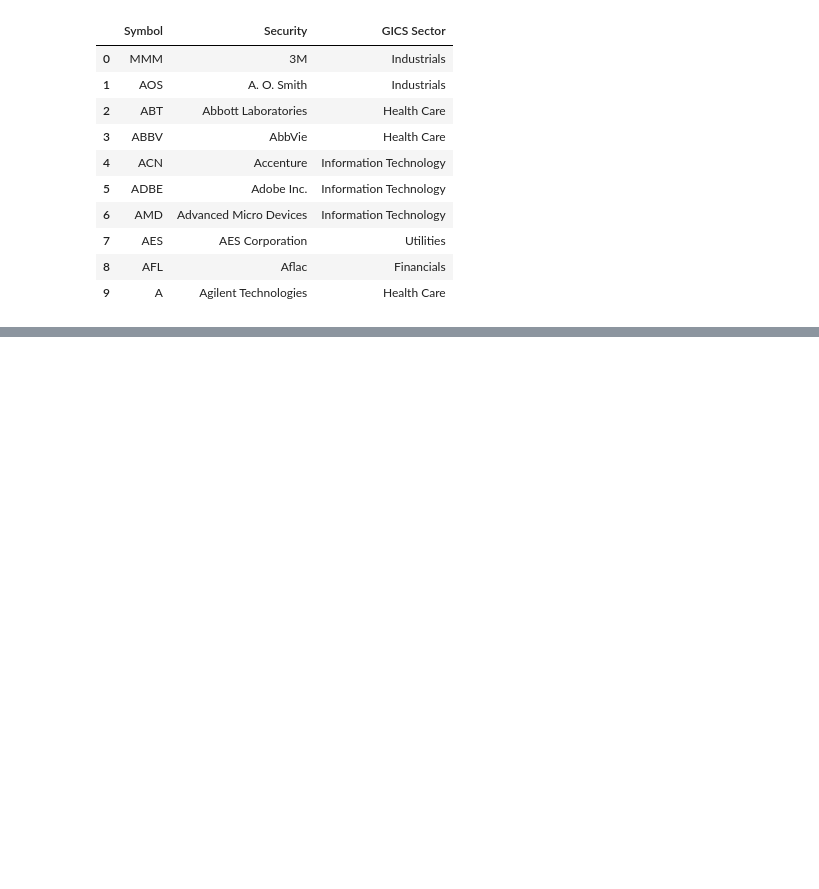
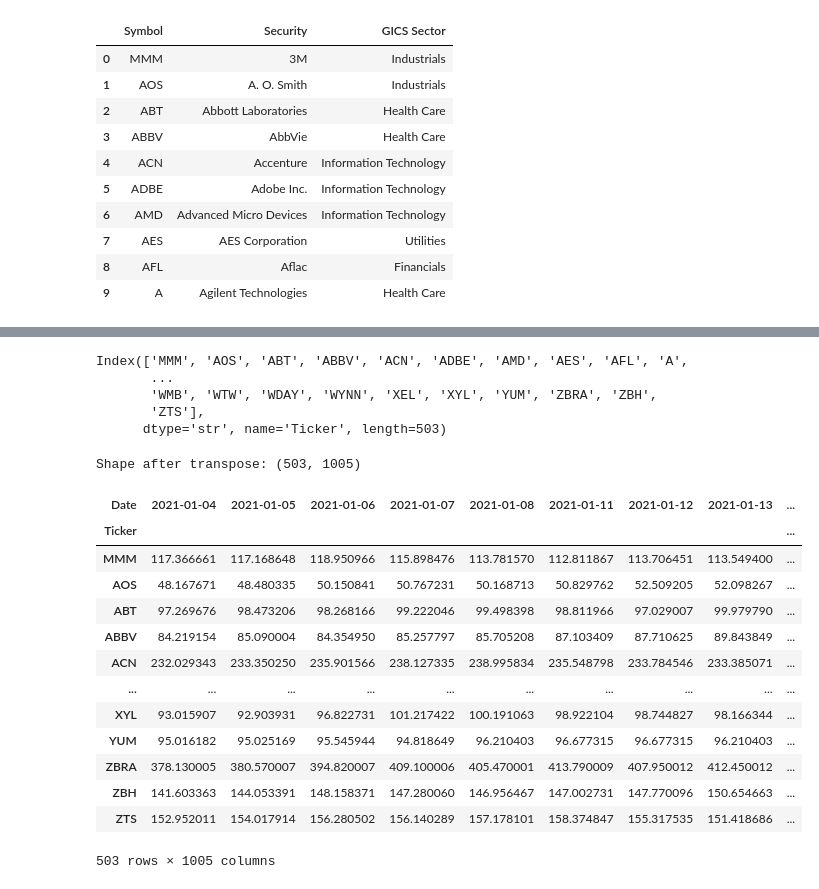
Before and after one commit to aidapassela/Market-Analysis-and-Stock-Segmentation-Using-RFM, a Jupyter notebook: cw1_sp500_rfm.ipynb, the cells around one changed output, grey strips where cells are left out. Cells and saved outputs as stored; diff of their text form; code cells hidden in the pictures; blank space fills up the shorter version.

```diff
--- a/cw1_sp500_rfm.ipynb
+++ b/cw1_sp500_rfm.ipynb
@@ -37,0 +134,36 @@ Total tickers extracted: 503
+# %%
+# Load Daily Market Data via yfinance
+# Download daily prices and volume for all S&P 500 tickers
+# CHANGED: period is now 01-01-2021 to 01-01-2025 (end exclusive); module used 2022
+start = '2021-01-01'
+end = '2025-01-01'
+END_INCL = pd.Timestamp(end) - pd.Timedelta(days=1)
+
+# ADDED: cache files so the dataset is preserved and re-runs do not re-download
+F_ADJ, F_CLOSE, F_VOL, F_MKT = ('data/raw_adj_close.csv.gz', 'data/raw_close.csv.gz',
+                                'data/raw_volume.csv.gz', 'data/raw_gspc_adj_close.csv.gz')
+FORCE_DOWNLOAD = False
+if (not FORCE_DOWNLOAD) and all(os.path.exists(p) for p in [F_ADJ, F_CLOSE, F_VOL, F_MKT]):
+    rd = lambda p: pd.read_csv(p, index_col=0, parse_dates=True)
+    df, close_df, volume_df = rd(F_ADJ), rd(F_CLOSE), rd(F_VOL)
+    market_prices = rd(F_MKT)['^GSPC']
+    print('Loaded CACHED snapshots (no download). Retrieval date:', json.load(open('data/download_metadata.json'))['retrieval_date'])
+else:
+    # CHANGED: keep the whole download (module kept only ['Adj Close'])
+    raw = yf.download(tickers, start=start, end=end, auto_adjust=False)
+    df = raw['Adj Close']            # same as module
+    close_df = raw['Close']          # ADDED
+    volume_df = raw['Volume']        # ADDED
+    # ADDED: benchmark downloaded here (module did this later, inside the beta cell)
+    market_prices = yf.download('^GSPC', start=start, end=end, auto_adjust=False)['Adj Close'].squeeze().rename('^GSPC')
+    df.to_csv(F_ADJ, compression='gzip'); close_df.to_csv(F_CLOSE, compression='gzip')
+    volume_df.to_csv(F_VOL, compression='gzip'); market_prices.to_frame().to_csv(F_MKT, compression='gzip')
+    json.dump({'retrieval_date': RUN_DATE, 'source': 'Yahoo Finance via yfinance', 'yfinance_version': yf.__version__,
+               'start': start, 'end_exclusive': end, 'auto_adjust': False}, open('data/download_metadata.json', 'w'), indent=2)
+    print('Downloaded and saved snapshots to data/')
+
+# ADDED: make sure every listed ticker has a column (a ticker Yahoo failed to return becomes an all-NaN column)
+df, close_df, volume_df = [x.reindex(columns=tickers) for x in (df, close_df, volume_df)]
+
+print('Shape:', df.shape)
+df.head()
@@ -37,0 +191,30 @@ Total tickers extracted: 503
+# %%
+print(df.columns)
+# %% [output]
+Index(['MMM', 'AOS', 'ABT', 'ABBV', 'ACN', 'ADBE', 'AMD', 'AES', 'AFL', 'A',
+       ...
+       'WMB', 'WTW', 'WDAY', 'WYNN', 'XEL', 'XYL', 'YUM', 'ZBRA', 'ZBH',
+       'ZTS'],
+      dtype='str', name='Ticker', length=503)
+# %%
+# Transpose DataFrame: rows = tickers, columns = dates
+df1 = df.T
+
+print('Shape after transpose:', df1.shape)
+df1
+# %% [output]
+Shape after transpose: (503, 1005)
+| Date | 2021-01-04 | 2021-01-05 | 2021-01-06 | 2021-01-07 | 2021-01-08 | 2021-01-11 | 2021-01-12 | 2021-01-13 | ... |
+| Ticker |  |  |  |  |  |  |  |  | ... |
+| MMM | 117.366661 | 117.168648 | 118.950966 | 115.898476 | 113.781570 | 112.811867 | 113.706451 | 113.549400 | ... |
+| AOS | 48.167671 | 48.480335 | 50.150841 | 50.767231 | 50.168713 | 50.829762 | 52.509205 | 52.098267 | ... |
+| ABT | 97.269676 | 98.473206 | 98.268166 | 99.222046 | 99.498398 | 98.811966 | 97.029007 | 99.979790 | ... |
+| ABBV | 84.219154 | 85.090004 | 84.354950 | 85.257797 | 85.705208 | 87.103409 | 87.710625 | 89.843849 | ... |
+| ACN | 232.029343 | 233.350250 | 235.901566 | 238.127335 | 238.995834 | 235.548798 | 233.784546 | 233.385071 | ... |
+| ... | ... | ... | ... | ... | ... | ... | ... | ... | ... |
+| XYL | 93.015907 | 92.903931 | 96.822731 | 101.217422 | 100.191063 | 98.922104 | 98.744827 | 98.166344 | ... |
+| YUM | 95.016182 | 95.025169 | 95.545944 | 94.818649 | 96.210403 | 96.677315 | 96.677315 | 96.210403 | ... |
+| ZBRA | 378.130005 | 380.570007 | 394.820007 | 409.100006 | 405.470001 | 413.790009 | 407.950012 | 412.450012 | ... |
+| ZBH | 141.603363 | 144.053391 | 148.158371 | 147.280060 | 146.956467 | 147.002731 | 147.770096 | 150.654663 | ... |
+| ZTS | 152.952011 | 154.017914 | 156.280502 | 156.140289 | 157.178101 | 158.374847 | 155.317535 | 151.418686 | ... |
+503 rows × 1005 columns
```
Also changed, not shown: parts of 32 cells of this notebook.
